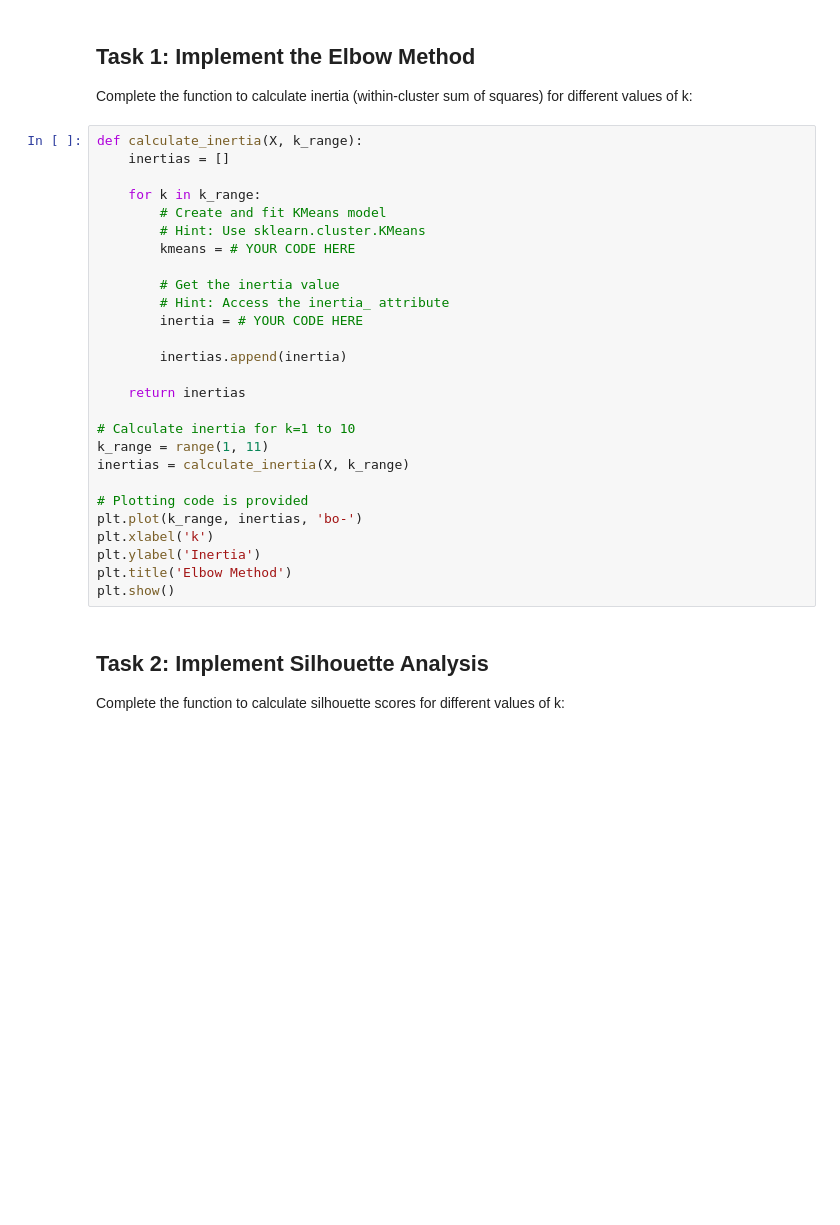
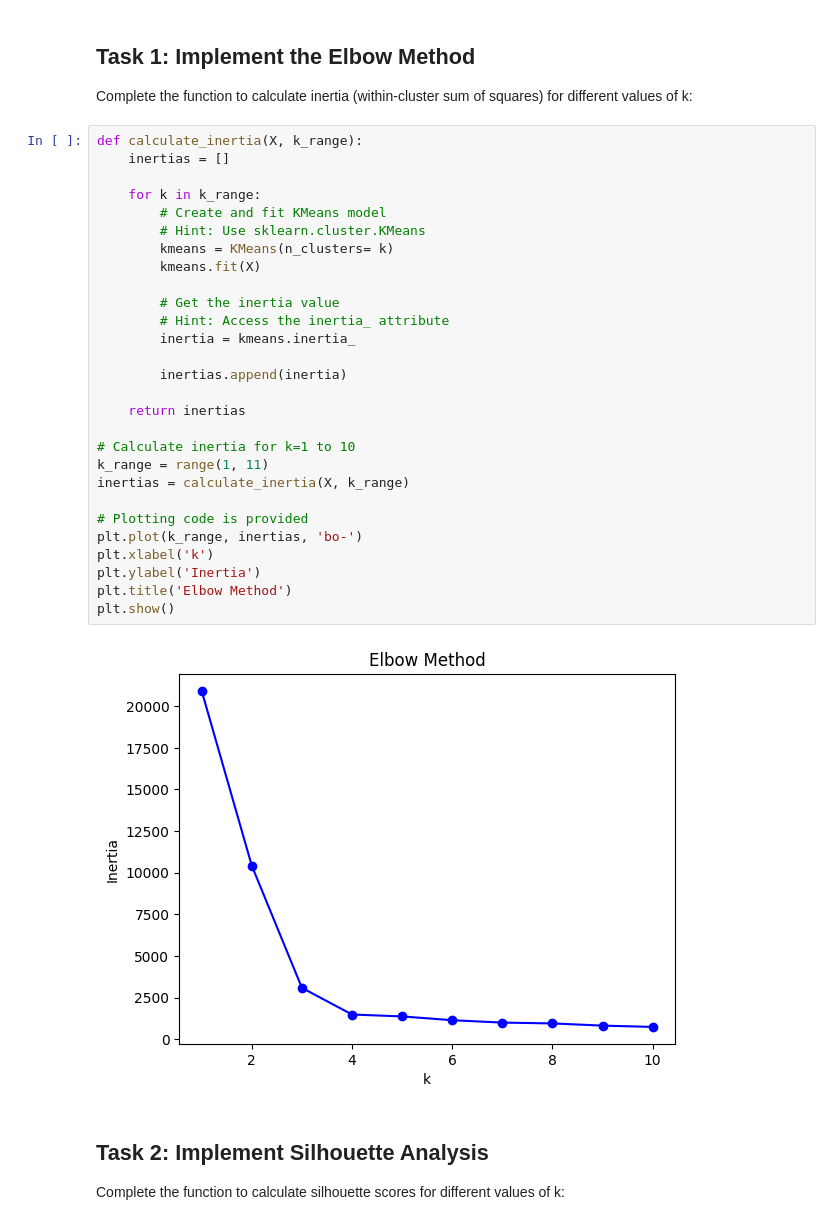
Before and after one commit to IST407/fixed2-student-lectures-lmbattaglia, a Jupyter notebook: 13-week13/lab-exercises.ipynb, the cells around one changed output. Drawn from its saved outputs; the diff is of its cells as text; blank space fills up the shorter version.

```diff
--- a/13-week13/lab-exercises.ipynb
+++ b/13-week13/lab-exercises.ipynb
@@ -156,30 +158,33 @@ Complete the function to calculate inertia (within-cluster sum of squares) for d
 # %%
 def calculate_inertia(X, k_range):
     inertias = []
 
     for k in k_range:
         # Create and fit KMeans model
         # Hint: Use sklearn.cluster.KMeans
-        kmeans = # YOUR CODE HERE
+        kmeans = KMeans(n_clusters= k)
+        kmeans.fit(X)
 
         # Get the inertia value
         # Hint: Access the inertia_ attribute
-        inertia = # YOUR CODE HERE
+        inertia = kmeans.inertia_
 
         inertias.append(inertia)
 
     return inertias
 
 # Calculate inertia for k=1 to 10
 k_range = range(1, 11)
 inertias = calculate_inertia(X, k_range)
 
 # Plotting code is provided
 plt.plot(k_range, inertias, 'bo-')
 plt.xlabel('k')
 plt.ylabel('Inertia')
 plt.title('Elbow Method')
 plt.show()
+# %% [output]
+[figure, added]
 # %% [markdown]
 
 
```
Also changed, not shown: parts of 10 cells of this notebook.
